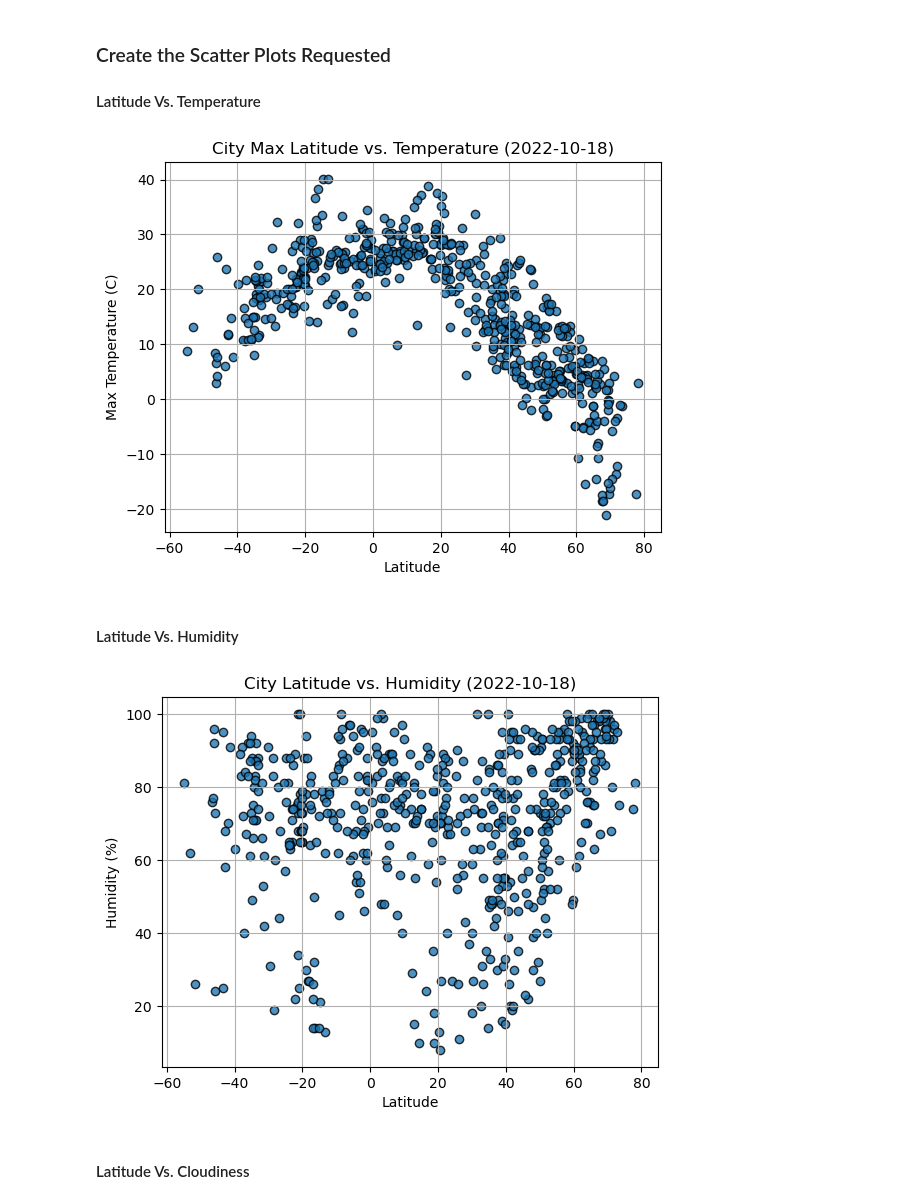
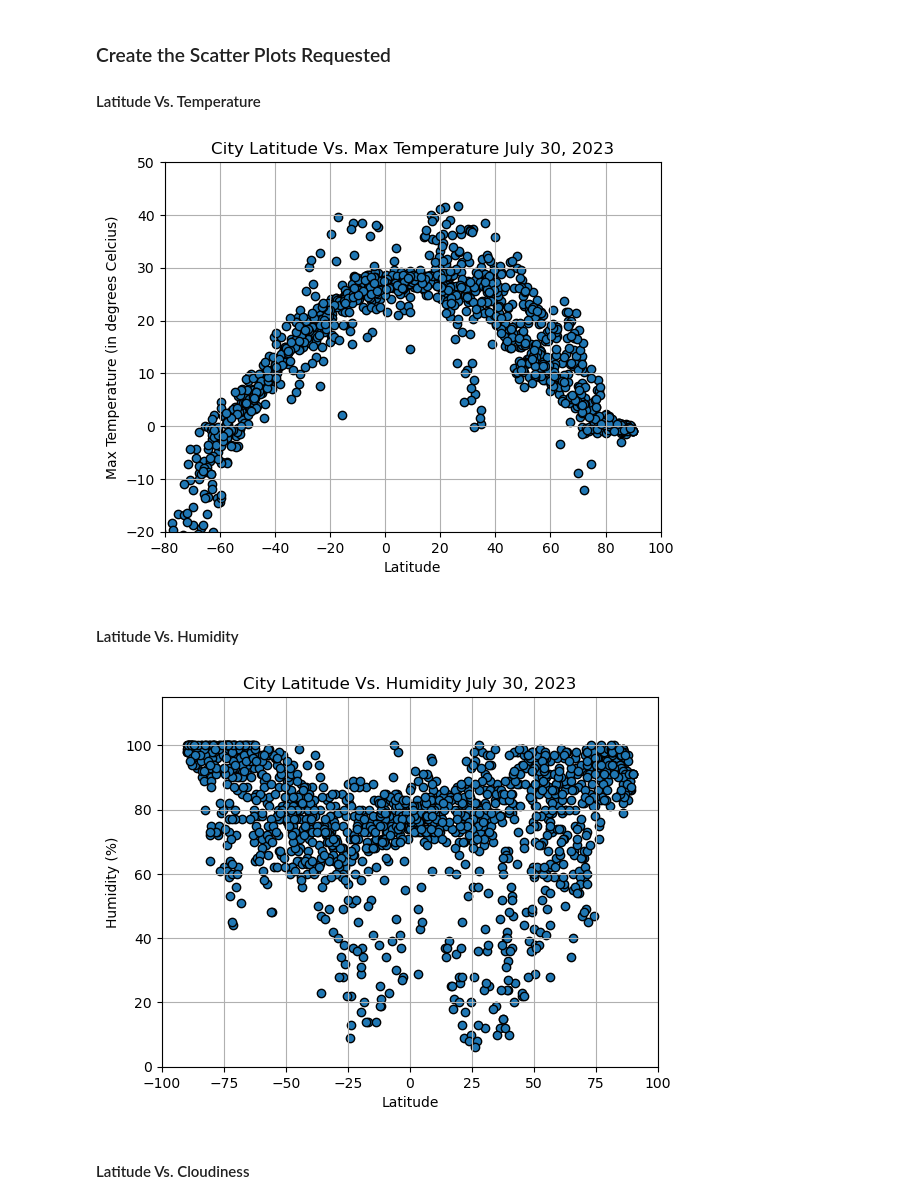
Before and after one commit to wsabrinabriggs/python-api-challenge-2, a Jupyter notebook: starter_code/WeatherPy.ipynb, the cells around one changed output. Drawn from its saved outputs; the diff is of its cells as text; code cells hidden in the pictures.

```diff
--- a/starter_code/WeatherPy.ipynb
+++ b/starter_code/WeatherPy.ipynb
@@ -190,10 +204,19 @@ city_data_df.head()
 #### Latitude Vs. Temperature
 # %%
 # Build scatter plot for latitude vs. temperature
-# YOUR CODE HERE
+x = city_data_df["Lat"]
+y_temp = city_data_df["Max Temp"]
+
+lat_temp = city_data_df[["Lat", "Max Temp"]]
+plt.scatter(x,y_temp,edgecolors='black')
 
 # Incorporate the other graph properties
-# YOUR CODE HERE
+plt.xlabel("Latitude")
+plt.ylabel("Max Temperature (in degrees Celcius)")
+plt.title("City Latitude Vs. Max Temperature July 30, 2023")
+plt.xlim(-80,100)
+plt.ylim(-20,50)
+plt.grid()
 
 # Save the figure
 plt.savefig("output_data/Fig1.png")
@@ -201,23 +224,33 @@ plt.savefig("output_data/Fig1.png")
 # Show plot
 plt.show()
 # %% [output]
-[figure, old version]
+[figure, new version]
 # %% [markdown]
 #### Latitude Vs. Humidity
 # %%
 # Build the scatter plots for latitude vs. humidity
-# YOUR CODE HERE
+x = city_data_df["Lat"]
+y_hum= city_data_df["Humidity"]
+
+lat_temp = city_data_df[["Lat", "Humidity"]]
+plt.scatter(x,y_hum,edgecolors='black')
 
 # Incorporate the other graph properties
-# YOUR CODE HERE
+plt.xlabel("Latitude")
+plt.ylabel("Humidity (%)")
+plt.title("City Latitude Vs. Humidity July 30, 2023")
+
+plt.xlim(-100,100)
+plt.ylim(0,115)
+plt.grid()
 
 # Save the figure
 plt.savefig("output_data/Fig2.png")
 
 # Show plot
 plt.show()
 # %% [output]
-[figure, old version]
+[figure, new version]
 # %% [markdown]
 #### Latitude Vs. Cloudiness
 # %%
```
Also changed, not shown: parts of 28 cells of this notebook, 6 other files.
